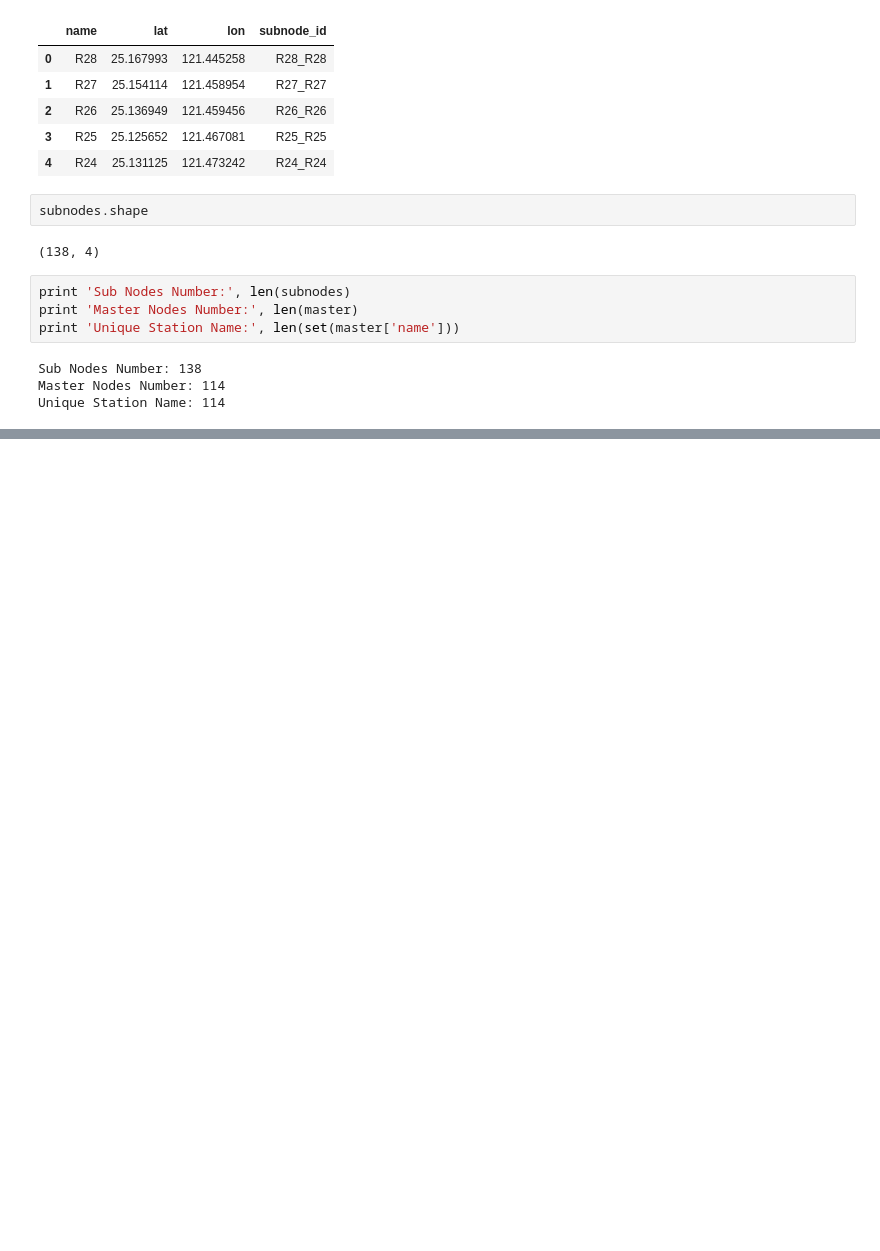
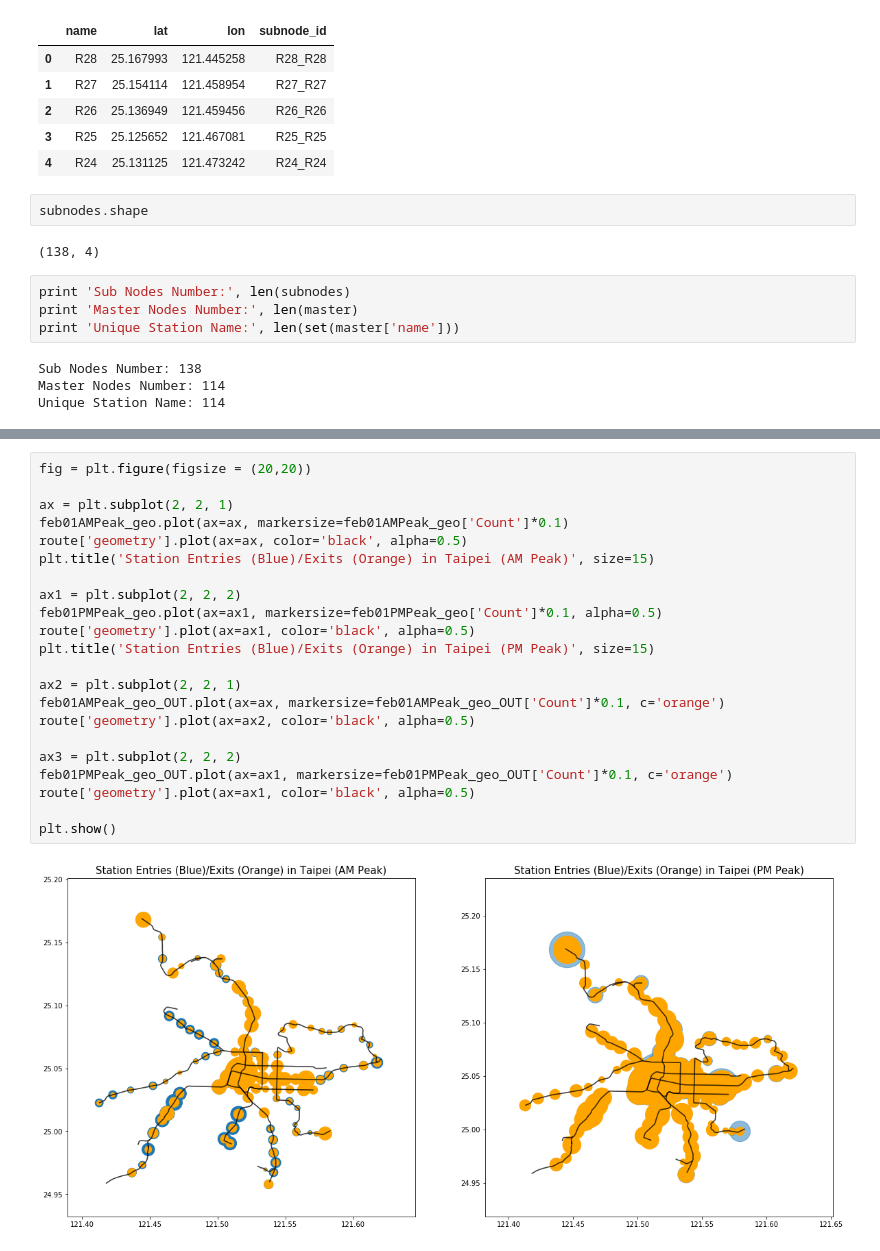
Before and after one commit to rxl204/Capstone, a Jupyter notebook: taipeiOD.ipynb, the cells around one changed output, grey strips where cells are left out. Saved outputs shown, nothing was run; the diff lists cells and outputs as text; blank space fills up the shorter version.

```diff
--- a/taipeiOD.ipynb
+++ b/taipeiOD.ipynb
@@ -365,0 +410,24 @@ Unique Station Name: 114
+# %%
+fig = plt.figure(figsize = (20,20))
+
+ax = plt.subplot(2, 2, 1)
+feb01AMPeak_geo.plot(ax=ax, markersize=feb01AMPeak_geo['Count']*0.1)
+route['geometry'].plot(ax=ax, color='black', alpha=0.5)
+plt.title('Station Entries (Blue)/Exits (Orange) in Taipei (AM Peak)', size=15)
+
+ax1 = plt.subplot(2, 2, 2)
+feb01PMPeak_geo.plot(ax=ax1, markersize=feb01PMPeak_geo['Count']*0.1, alpha=0.5)
+route['geometry'].plot(ax=ax1, color='black', alpha=0.5)
+plt.title('Station Entries (Blue)/Exits (Orange) in Taipei (PM Peak)', size=15)
+
+ax2 = plt.subplot(2, 2, 1)
+feb01AMPeak_geo_OUT.plot(ax=ax, markersize=feb01AMPeak_geo_OUT['Count']*0.1, c='orange')
+route['geometry'].plot(ax=ax2, color='black', alpha=0.5)
+
+ax3 = plt.subplot(2, 2, 2)
+feb01PMPeak_geo_OUT.plot(ax=ax1, markersize=feb01PMPeak_geo_OUT['Count']*0.1, c='orange')
+route['geometry'].plot(ax=ax1, color='black', alpha=0.5)
+
+plt.show()
+# %% [output]
+[figure, added]
```
Also changed, not shown: parts of 60 cells of this notebook.
